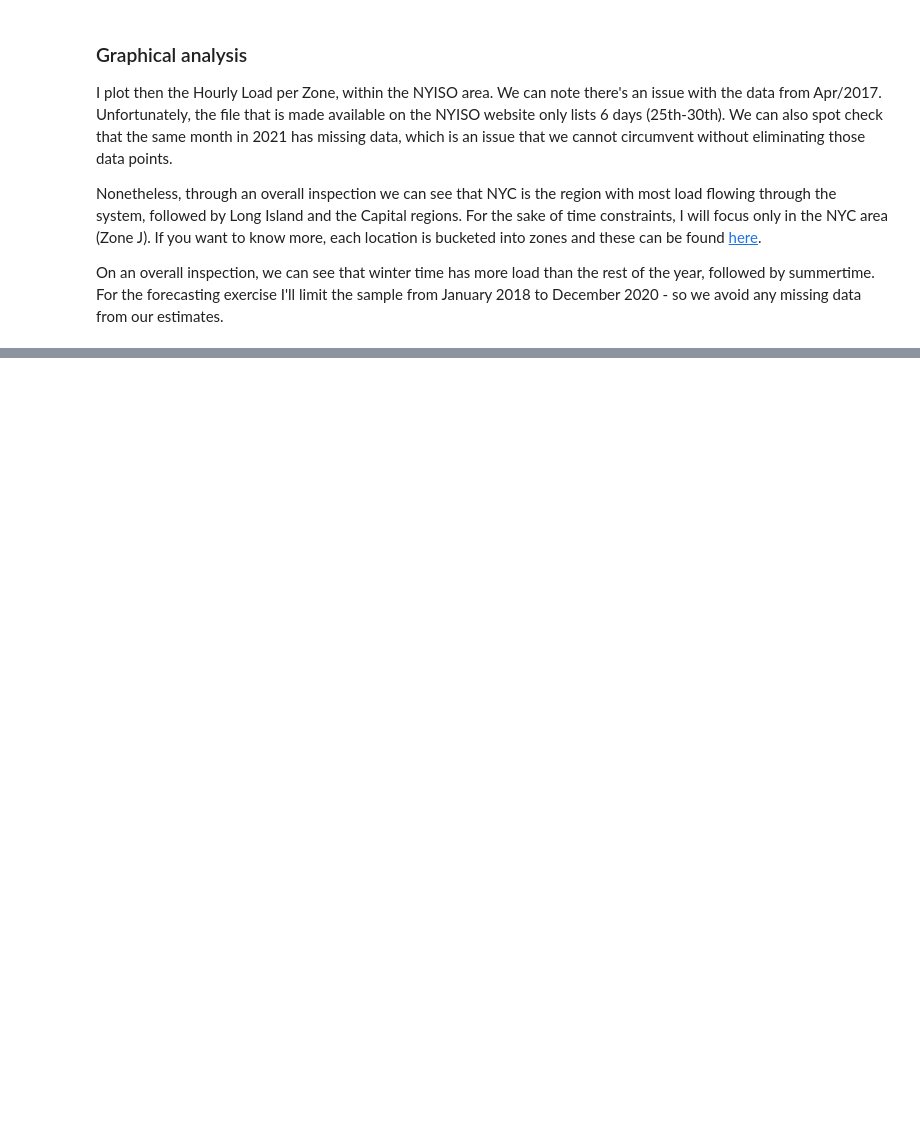
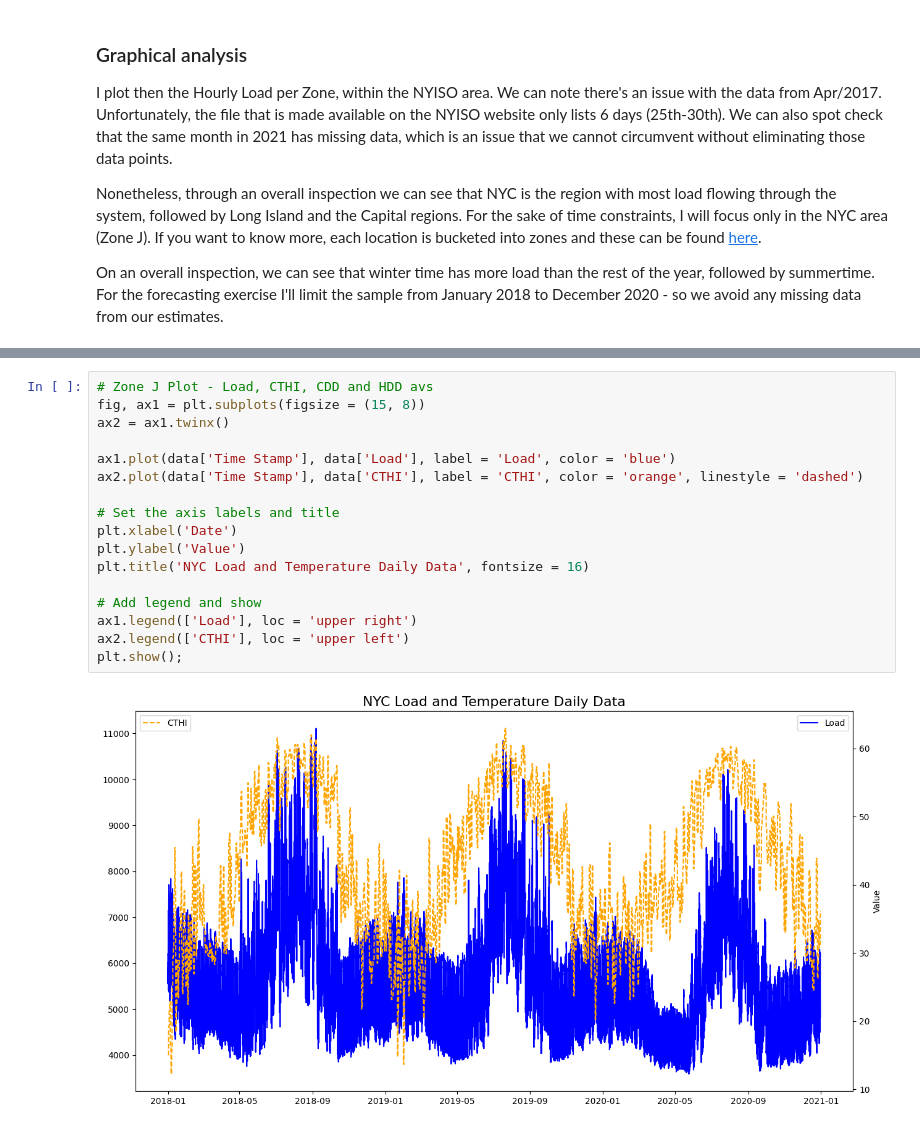
Before and after one commit to ovilar/phase_5-project, a Jupyter notebook: index.ipynb, the cells around one changed output, grey strips where cells are left out. Drawn from its saved outputs; the diff is of its cells as text; blank space fills up the shorter version.

```diff
--- a/index.ipynb
+++ b/index.ipynb
@@ -317,0 +249,19 @@ plt.show();
+# %%
+# Zone J Plot - Load, CTHI, CDD and HDD avs
+fig, ax1 = plt.subplots(figsize = (15, 8))
+ax2 = ax1.twinx()
+
+ax1.plot(data['Time Stamp'], data['Load'], label = 'Load', color = 'blue')
+ax2.plot(data['Time Stamp'], data['CTHI'], label = 'CTHI', color = 'orange', linestyle = 'dashed')
+
+# Set the axis labels and title
+plt.xlabel('Date')
+plt.ylabel('Value')
+plt.title('NYC Load and Temperature Daily Data', fontsize = 16)
+
+# Add legend and show
+ax1.legend(['Load'], loc = 'upper right')
+ax2.legend(['CTHI'], loc = 'upper left')
+plt.show();
+# %% [output]
+[figure, added]
```
Also changed, not shown: parts of 71 cells of this notebook.
